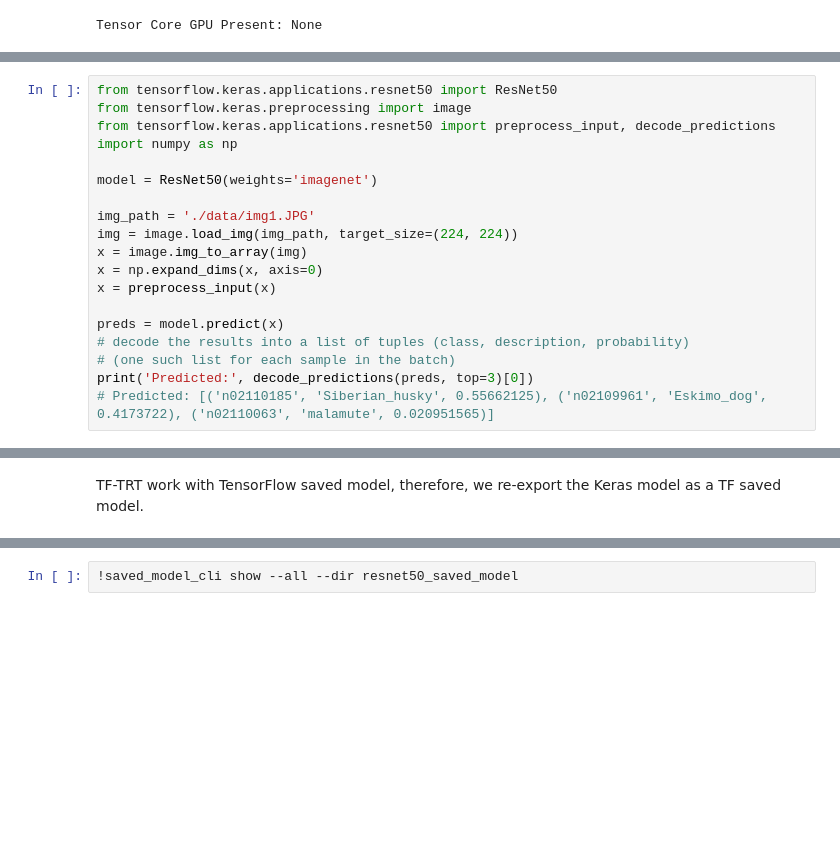
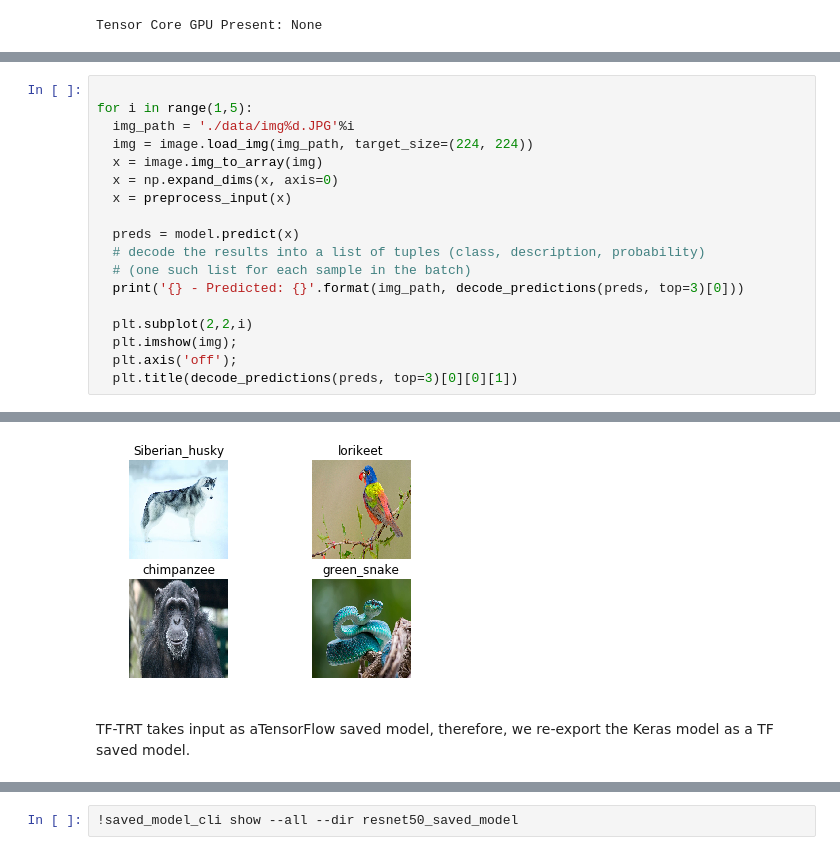
Before and after one commit to tensorflow/tensorrt, a Jupyter notebook: tftrt/examples/image-classification/Colab-TF20-TF-TRT-inference-from-Keras-saved-model.ipynb, the cells around one changed output, grey strips where cells are left out. Cells and saved outputs as stored; diff of their text form; blank space fills up the shorter version.

```diff
--- a/tftrt/examples/image-classification/Colab-TF20-TF-TRT-inference-from-Keras-saved-model.ipynb
+++ b/tftrt/examples/image-classification/Colab-TF20-TF-TRT-inference-from-Keras-saved-model.ipynb
@@ -173,20 +200,19 @@ We download a ResNet-50 saved Keras model.
 # %%
-from tensorflow.keras.applications.resnet50 import ResNet50
-from tensorflow.keras.preprocessing import image
-from tensorflow.keras.applications.resnet50 import preprocess_input, decode_predictions
-import numpy as np
 
-model = ResNet50(weights='imagenet')
+for i in range(1,5):
+  img_path = './data/img%d.JPG'%i
+  img = image.load_img(img_path, target_size=(224, 224))
+  x = image.img_to_array(img)
+  x = np.expand_dims(x, axis=0)
+  x = preprocess_input(x)
 
-img_path = './data/img1.JPG'
-img = image.load_img(img_path, target_size=(224, 224))
-x = image.img_to_array(img)
-x = np.expand_dims(x, axis=0)
-x = preprocess_input(x)
+  preds = model.predict(x)
+  # decode the results into a list of tuples (class, description, probability)
+  # (one such list for each sample in the batch)
+  print('{} - Predicted: {}'.format(img_path, decode_predictions(preds, top=3)[0]))
 
-preds = model.predict(x)
-# decode the results into a list of tuples (class, description, probability)
-# (one such list for each sample in the batch)
-print('Predicted:', decode_predictions(preds, top=3)[0])
-# Predicted: [('n02110185', 'Siberian_husky', 0.55662125), ('n02109961', 'Eskimo_dog', 0.4173722), ('n02110063', 'malamute', 0.020951565)]
+  plt.subplot(2,2,i)
+  plt.imshow(img);
+  plt.axis('off');
+  plt.title(decode_predictions(preds, top=3)[0][0][1])
 # %% [output]
@@ -198,5 +223,6 @@ Predicted: [('n02110185', 'Siberian_husky', 0.5566208), ('n02109961', 'Eskimo_do
+[figure, added]
 # %% [markdown]
-TF-TRT work with TensorFlow saved model, therefore, we re-export the Keras model as a TF saved model.
+TF-TRT takes input as aTensorFlow saved model, therefore, we re-export the Keras model as a TF saved model.
 # %%
 # Save the entire model as a SavedModel.
 model.save('resnet50_saved_model')
```
Also changed, not shown: parts of 44 cells of this notebook.
